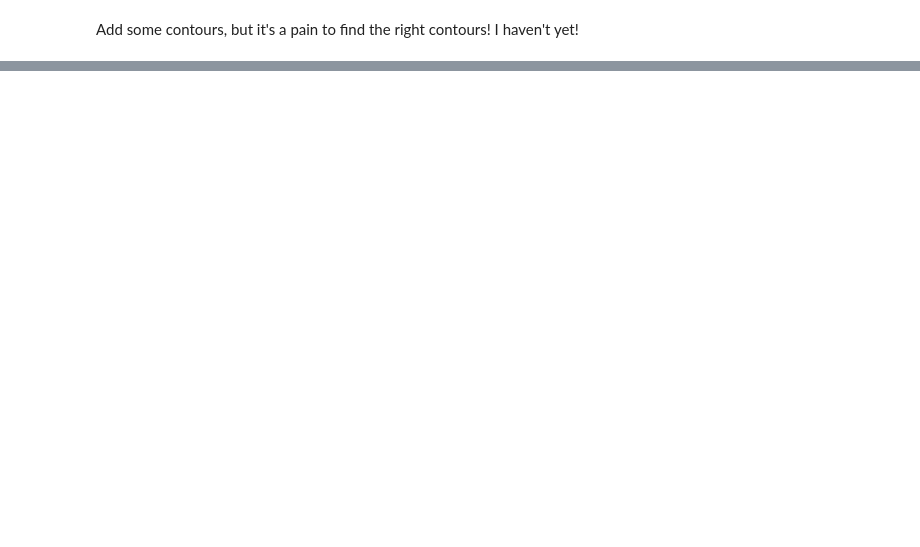
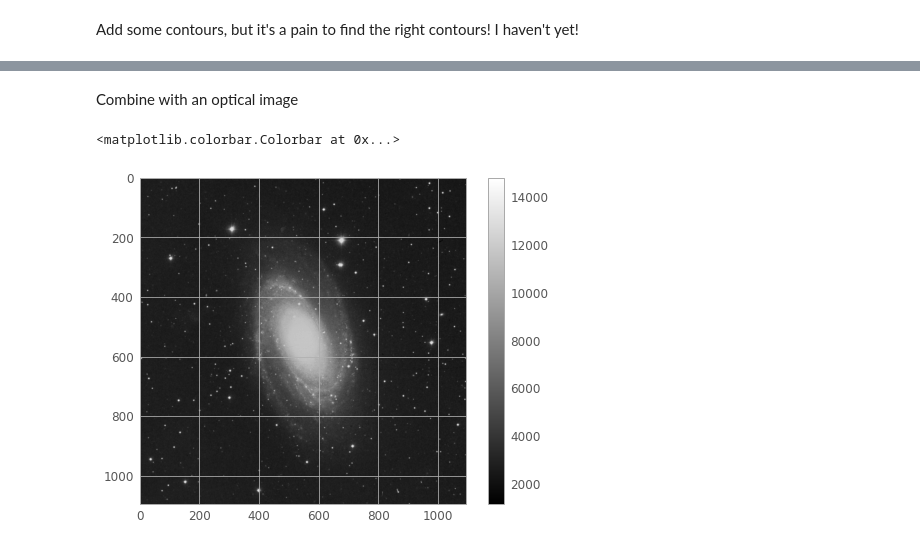
Before and after one commit to karenlmasters/ASTR352JupyterActivities, a Jupyter notebook: Contour Image Overlay.ipynb, the cells around one changed output, grey strips where cells are left out. Drawn from its saved outputs; the diff is of its cells as text; code cells hidden in the pictures; blank space fills up the shorter version.

```diff
--- a/Contour Image Overlay.ipynb
+++ b/Contour Image Overlay.ipynb
@@ -248,0 +292,11 @@ Add some contours, but it's a pain to find the right contours! I haven't yet!
+# %% [markdown]
+Combine with an optical image
+# %%
+image_file = get_pkg_data_filename('MESSIER_081_I_103aE_dss1.fits')
+image_data = fits.getdata(image_file, ext=0)
+plt.figure()
+plt.imshow(image_data, cmap='gray')
+plt.colorbar()
+# %% [output]
+<matplotlib.colorbar.Colorbar at 0x...>
+[figure, added]
```
Also changed, not shown: parts of 29 cells of this notebook, 6 other files.
